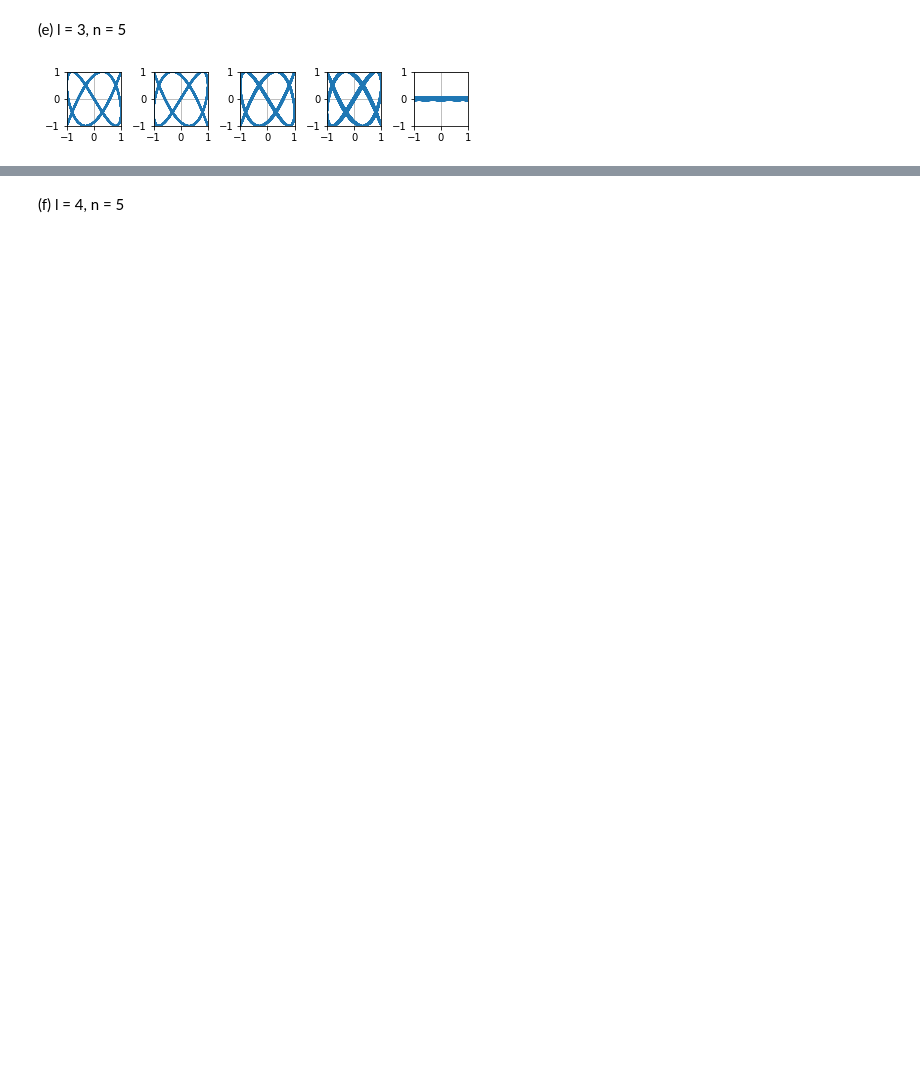
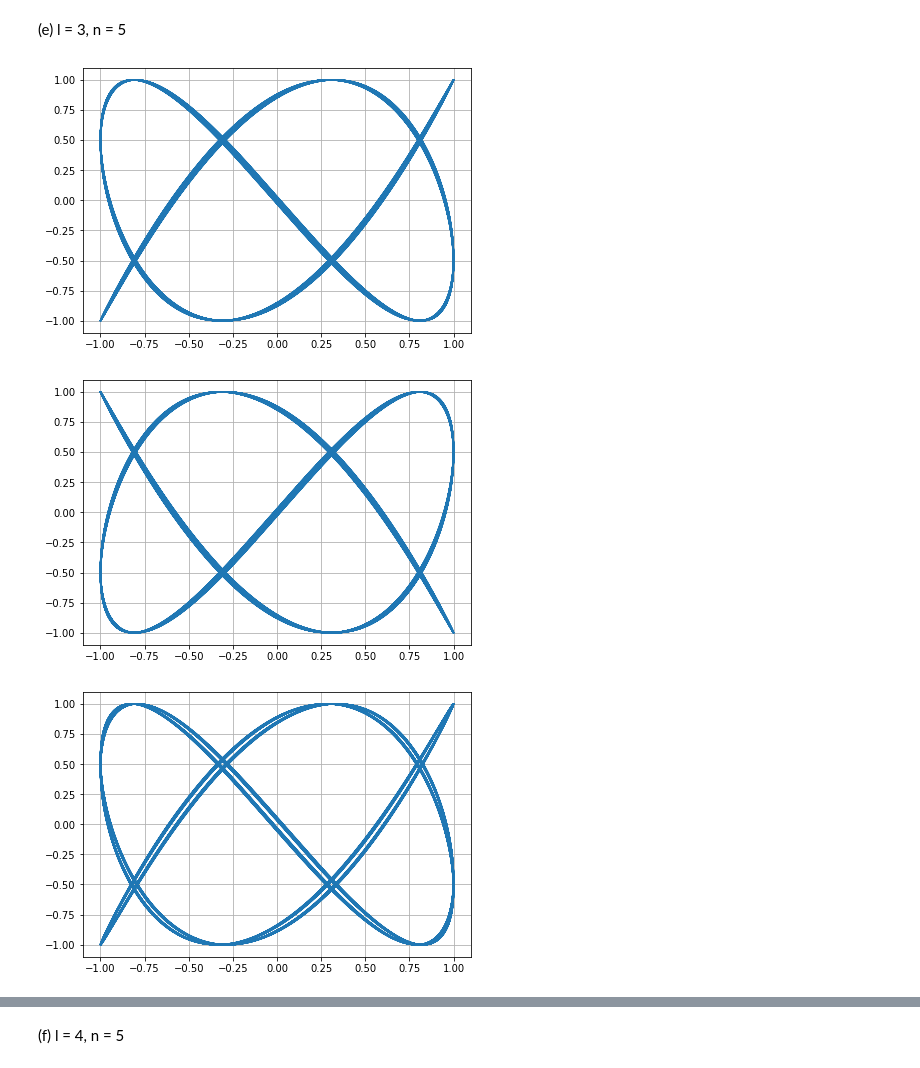
Before and after one commit to Nelson-Fuentes/Universidad, a Jupyter notebook: Fisica Computacional/Tarea/notebooks/Laboratorio 8.ipynb, the cells around one changed output, grey strips where cells are left out. Cells and saved outputs as stored; diff of their text form; code cells hidden in the pictures; blank space fills up the shorter version.

```diff
--- a/Fisica Computacional/Tarea/notebooks/Laboratorio 8.ipynb
+++ b/Fisica Computacional/Tarea/notebooks/Laboratorio 8.ipynb
@@ -128,12 +128,10 @@ datos = [
 h = 0.01
 tfin=100
 
-fig, ax = pt.subplots(1,5, constrained_layout=True)
 
 for i, data in enumerate(datos):
+    fig, ax = pt.subplots(constrained_layout=True)
     ps = Lissajous(ln, m,data[1],data[0],h, tfin)
-    ax[i].plot([p[0] for p in ps], [p[1] for p in ps])
-    ax[i].grid()
-    ax[i].set_aspect('equal')
-    ax[i].set(xlim=(-1,1), ylim=(-1,1))
+    ax.plot([p[0] for p in ps], [p[1] for p in ps])
+    ax.grid()
 # %% [output]
@@ -153,15 +155,13 @@ datos = [
 ]
 
 
-h = 0.01
+h = 0.001
 tfin=100
 
-fig, ax = pt.subplots(1,5, constrained_layout=True)
 
 for i, data in enumerate(datos):
+    fig, ax = pt.subplots(constrained_layout=True)
     ps = Lissajous(ln, m,data[1],data[0],h, tfin)
-    ax[i].plot([p[0] for p in ps], [p[1] for p in ps])
-    ax[i].grid()
-    ax[i].set_aspect('equal')
-    ax[i].set(xlim=(-1,1), ylim=(-1,1))
+    ax.plot([p[0] for p in ps], [p[1] for p in ps])
+    ax.grid()
 # %% [output]
@@ -184,12 +188,10 @@ datos = [
 h = 0.01
 tfin=100
 
-fig, ax = pt.subplots(1,5, constrained_layout=True)
 
 for i, data in enumerate(datos):
+    fig, ax = pt.subplots( constrained_layout=True)
     ps = Lissajous(ln, m,data[1],data[0],h, tfin)
-    ax[i].plot([p[0] for p in ps], [p[1] for p in ps])
-    ax[i].grid()
-    ax[i].set_aspect('equal')
-    ax[i].set(xlim=(-1,1), ylim=(-1,1))
+    ax.plot([p[0] for p in ps], [p[1] for p in ps])
+    ax.grid()
 # %% [output]
@@ -212,12 +218,10 @@ datos = [
 h = 0.01
 tfin=100
 
-fig, ax = pt.subplots(1,5, constrained_layout=True)
 
 for i, data in enumerate(datos):
+    fig, ax = pt.subplots(constrained_layout=True)
     ps = Lissajous(ln, m,data[1],data[0],h, tfin)
-    ax[i].plot([p[0] for p in ps], [p[1] for p in ps])
-    ax[i].grid()
-    ax[i].set_aspect('equal')
-    ax[i].set(xlim=(-1,1), ylim=(-1,1))
+    ax.plot([p[0] for p in ps], [p[1] for p in ps])
+    ax.grid()
 # %% [output]
@@ -227,26 +235,26 @@ for i, data in enumerate(datos):
 # %%
 m = np.array([ 1, 1])
 ln = np.array([ 3 , 5 ])
 
 datos = [
     [ np.array([ 1, 1 ]), np.array([ 0, 0 ]) ],
     [ np.array([ 1, -1 ]), np.array([ 0, 0 ]) ],
     [ np.array([ 1, 1 ]), np.array([ 0, 0.3 ]) ],
     [ np.array([ 1, -1 ]), np.array([ 0, 0.3 ]) ],
     [ np.array([ 1, 0 ]), np.array([ 0, 0.3 ]) ]
 ]
 
 
 h = 0.01
 tfin=100
 
-fig, ax = pt.subplots(1,5, constrained_layout=True)
 
 for i, data in enumerate(datos):
+    fig, ax = pt.subplots(constrained_layout=True)
     ps = Lissajous(ln, m,data[1],data[0],h, tfin)
-    ax[i].plot([p[0] for p in ps], [p[1] for p in ps])
-    ax[i].grid()
-    ax[i].set_aspect('equal')
-    ax[i].set(xlim=(-1,1), ylim=(-1,1))
+    ax.plot([p[0] for p in ps], [p[1] for p in ps])
+    ax.grid()
 # %% [output]
-[figure, old version]
+[figure, new version]
+[figure, added]
+[figure, added]
```
Also changed, not shown: parts of 7 cells of this notebook, 52 other files.
